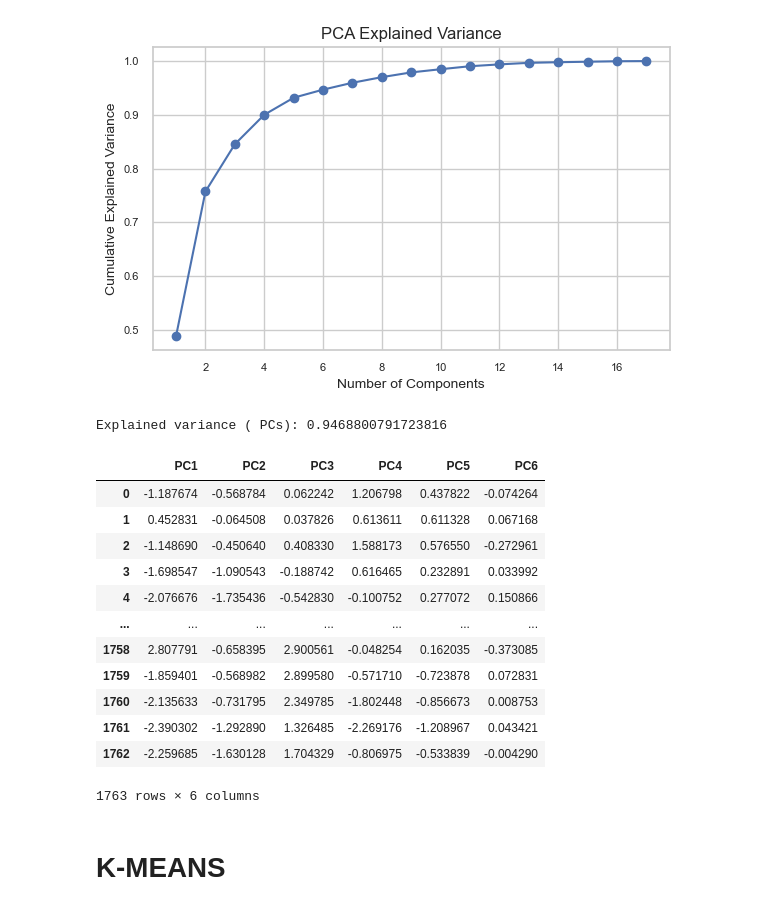
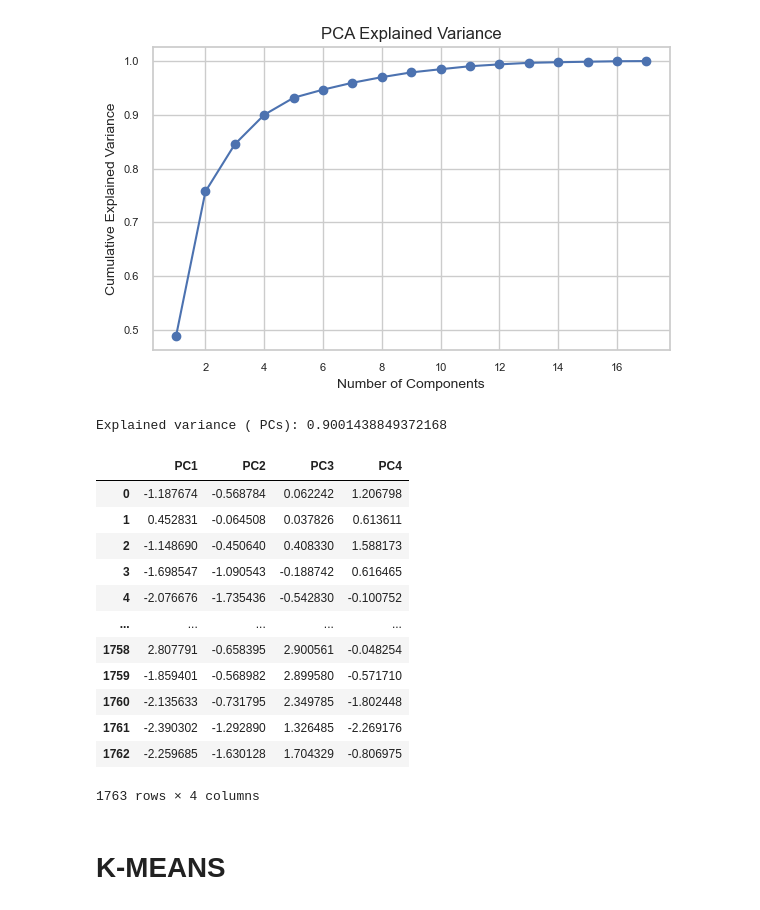
Before and after one commit to hiimnhan/scc451, a Jupyter notebook: task1.ipynb, the cells around one changed output. Saved outputs shown, nothing was run; the diff lists cells and outputs as text; code cells hidden in the pictures.

```diff
--- a/task1.ipynb
+++ b/task1.ipynb
@@ -13,7 +13,7 @@ from sklearn.preprocessing import RobustScaler
 # %% [markdown]
 # Task 1: Basel Climate Dataset
 # %%
-basel_df = pd.read_csv('ClimateDataBasel.csv')
+basel_df = pd.read_csv('data/ClimateDataBasel.csv')
 # %%
 # info
 basel_df.info()
@@ -235,28 +235,28 @@ plt.show()
 # %% [output]
 [figure]
 # %%
-N_COMPONENTS = 6
+N_COMPONENTS = 4
 pca_final = PCA(n_components=N_COMPONENTS)
 X_pca = pca_final.fit_transform(df_reduced)
 
 pca_df = pd.DataFrame(X_pca, columns=[f"PC{x}" for x in range(1, N_COMPONENTS+1 )])
 print("Explained variance ( PCs):", pca_final.explained_variance_ratio_.sum())
 pca_df
 # %% [output]
-Explained variance ( PCs): 0.9468800791723816
+Explained variance ( PCs): 0.9001438849372168
-|  | PC1 | PC2 | PC3 | PC4 | PC5 | PC6 |
-| 0 | -1.187674 | -0.568784 | 0.062242 | 1.206798 | 0.437822 | -0.074264 |
-| 1 | 0.452831 | -0.064508 | 0.037826 | 0.613611 | 0.611328 | 0.067168 |
-| 2 | -1.148690 | -0.450640 | 0.408330 | 1.588173 | 0.576550 | -0.272961 |
-| 3 | -1.698547 | -1.090543 | -0.188742 | 0.616465 | 0.232891 | 0.033992 |
-| 4 | -2.076676 | -1.735436 | -0.542830 | -0.100752 | 0.277072 | 0.150866 |
-| ... | ... | ... | ... | ... | ... | ... |
-| 1758 | 2.807791 | -0.658395 | 2.900561 | -0.048254 | 0.162035 | -0.373085 |
-| 1759 | -1.859401 | -0.568982 | 2.899580 | -0.571710 | -0.723878 | 0.072831 |
-| 1760 | -2.135633 | -0.731795 | 2.349785 | -1.802448 | -0.856673 | 0.008753 |
-| 1761 | -2.390302 | -1.292890 | 1.326485 | -2.269176 | -1.208967 | 0.043421 |
-| 1762 | -2.259685 | -1.630128 | 1.704329 | -0.806975 | -0.533839 | -0.004290 |
+|  | PC1 | PC2 | PC3 | PC4 |
+| 0 | -1.187674 | -0.568784 | 0.062242 | 1.206798 |
+| 1 | 0.452831 | -0.064508 | 0.037826 | 0.613611 |
+| 2 | -1.148690 | -0.450640 | 0.408330 | 1.588173 |
+| 3 | -1.698547 | -1.090543 | -0.188742 | 0.616465 |
+| 4 | -2.076676 | -1.735436 | -0.542830 | -0.100752 |
+| ... | ... | ... | ... | ... |
+| 1758 | 2.807791 | -0.658395 | 2.900561 | -0.048254 |
+| 1759 | -1.859401 | -0.568982 | 2.899580 | -0.571710 |
+| 1760 | -2.135633 | -0.731795 | 2.349785 | -1.802448 |
+| 1761 | -2.390302 | -1.292890 | 1.326485 | -2.269176 |
+| 1762 | -2.259685 | -1.630128 | 1.704329 | -0.806975 |
-1763 rows × 6 columns
+1763 rows × 4 columns
 # %%
 # Metrics
 from sklearn.metrics import silhouette_score, davies_bouldin_score, calinski_harabasz_score
```
Also changed, not shown: parts of 2 cells of this notebook, 12 other files.
